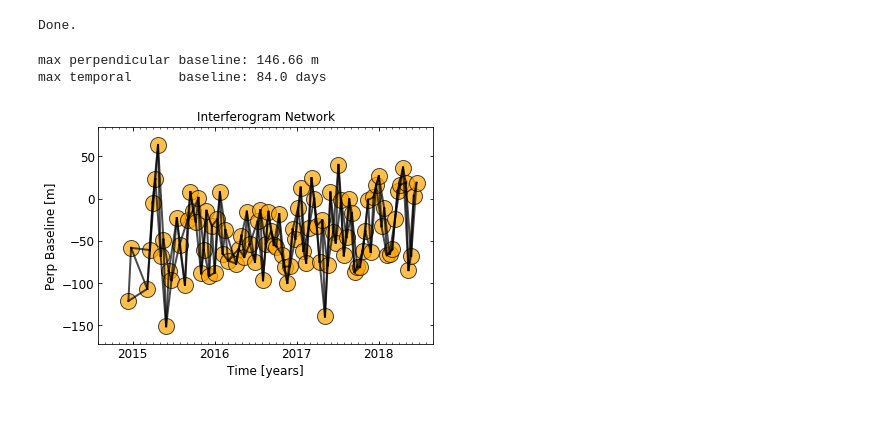
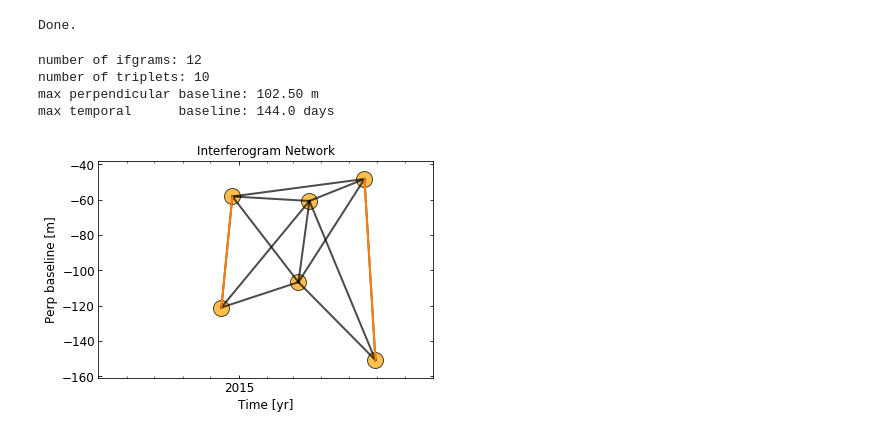
Before and after one commit to geodesymiami/Yunjun_et_al-2019-MintPy, a Jupyter notebook: Fig_04_sim_phaseClosure.ipynb, the cells around one changed output. Drawn from its saved outputs; the diff is of its cells as text; code cells hidden in the pictures.

```diff
--- a/Fig_04_sim_phaseClosure.ipynb
+++ b/Fig_04_sim_phaseClosure.ipynb
@@ -386,12 +363,3 @@ def closure_performance(num_conn=3, Nmax=2, Dconstraint=True, alpha=0.25, step=0
 print('Done.')
 # %% [output]
 Done.
-# %%
-date12_list = pnet.select_pairs_sequential(ts_obj.dateList, num_connection=2, date12_format='YYYYMMDD_YYYYMMDD')
-fig, ax = plt.subplots()
-pp.plot_network(ax, date12_list, ts_obj.dateList, ts_obj.pbase)
-plt.show()
-# %% [output]
-max perpendicular baseline: 146.66 m
-max temporal      baseline: 84.0 days
-[figure, removed]
@@ -399,0 +366,40 @@ max temporal      baseline: 84.0 days
+# %%
+## simple test for unwrapping error with 10 cycles
+date_list = ts_obj.dateList[:4] + ts_obj.dateList[8:10]
+pbase = ts_obj.pbase[:4].tolist() + ts_obj.pbase[8:10].tolist()
+dates = ptime.date_list2vector(date_list)[0]
+
+date12_list = pnet.select_pairs_sequential(date_list, num_connection=3, date12_format='YYYYMMDD_YYYYMMDD')
+num_ifgram = len(date12_list)
+A, B = ifgramStack.get_design_matrix4timeseries(date12_list=date12_list)
+C = ifgramStack.get_design_matrix4triplet(date12_list=date12_list)
+print('number of ifgrams: {}'.format(num_ifgram))
+print('number of triplets: {}'.format(C.shape[0]))
+
+# simulate ifgram without unwrap error
+ifgram = sim.simulate_network(ts_sim, date12_list, decor_time, coh_resid, L=L, num_sample=1, baseline_file='bl_list.txt', sensor_name=sensor_name, inc_angle=inc_angle)[0].flatten()
+# add unwrap error
+ifgram_err, idx_ifg_err = sim.add_unw_err2ifgram(ifgram, percentage=0.2, Nmax=2, print_msg=False)
+
+# plot
+fig, ax = plt.subplots()
+pp.plot_network(ax, date12_list, date_list, pbase)
+# plot interferometric pairs with error
+for date12 in np.array(date12_list)[idx_ifg_err]:
+    date1, date2 = date12.split('_')
+    idx1 = date_list.index(date1)
+    idx2 = date_list.index(date2)
+    x = [dates[idx1], dates[idx2]]
+    y = [pbase[idx1], pbase[idx2]]
+    ax.plot(x, y, '-', lw=2, alpha=1.0, c=pp.mplColors[1])
+# axis format
+pp.auto_adjust_xaxis_date(ax, dates, fontsize=font_size)
+ax.set_xlabel('Time [yr]', fontsize=font_size)
+ax.set_ylabel('Perp baseline [m]', fontsize=font_size)
+plt.show()
+# %% [output]
+number of ifgrams: 12
+number of triplets: 10
+max perpendicular baseline: 102.50 m
+max temporal      baseline: 144.0 days
+[figure, added]
```
Also changed, not shown: parts of 10 cells of this notebook.
